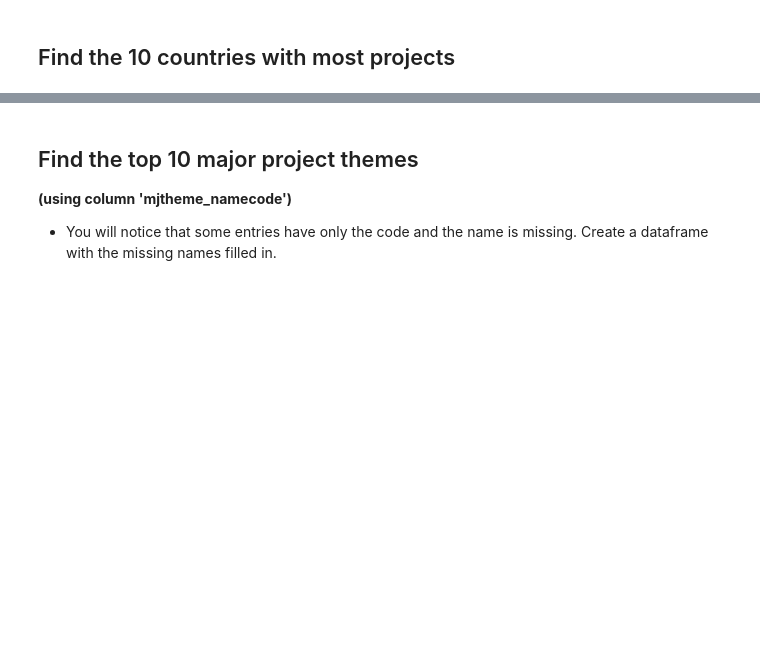
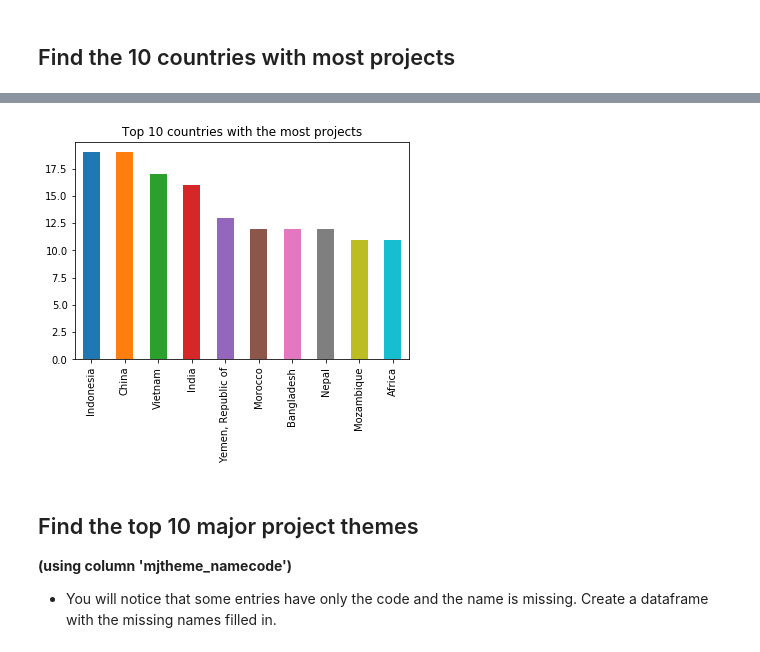
Before and after one commit to pmleffers/Springboard_Mini-Projects, a Jupyter notebook: sliderule_dsi_json_exercise.ipynb, the cells around one changed output, grey strips where cells are left out. Saved outputs shown, nothing was run; the diff lists cells and outputs as text; code cells hidden in the pictures; blank space fills up the shorter version.

```diff
--- a/sliderule_dsi_json_exercise.ipynb
+++ b/sliderule_dsi_json_exercise.ipynb
@@ -166,4 +164,9 @@ Mozambique            11
 Name: countryshortname, dtype: int64
+# %%
+data.plot(kind='bar',title='Top 10 countries with the most projects')
+plt.show()
+# %% [output]
+[figure, added]
 # %% [markdown]
 Find the top 10 major project themes
 ------------
```
Also changed, not shown: parts of 4 cells of this notebook.
